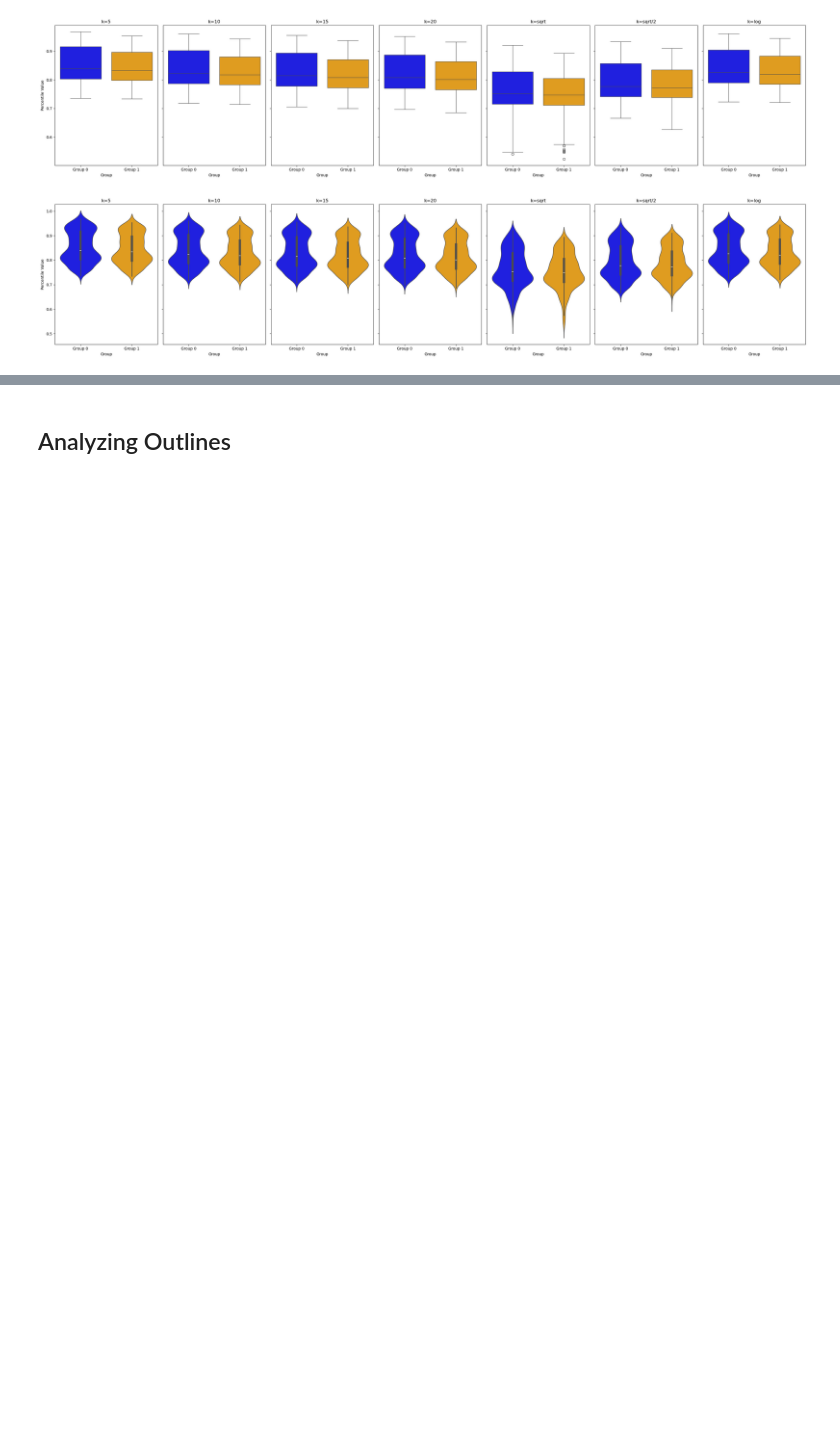
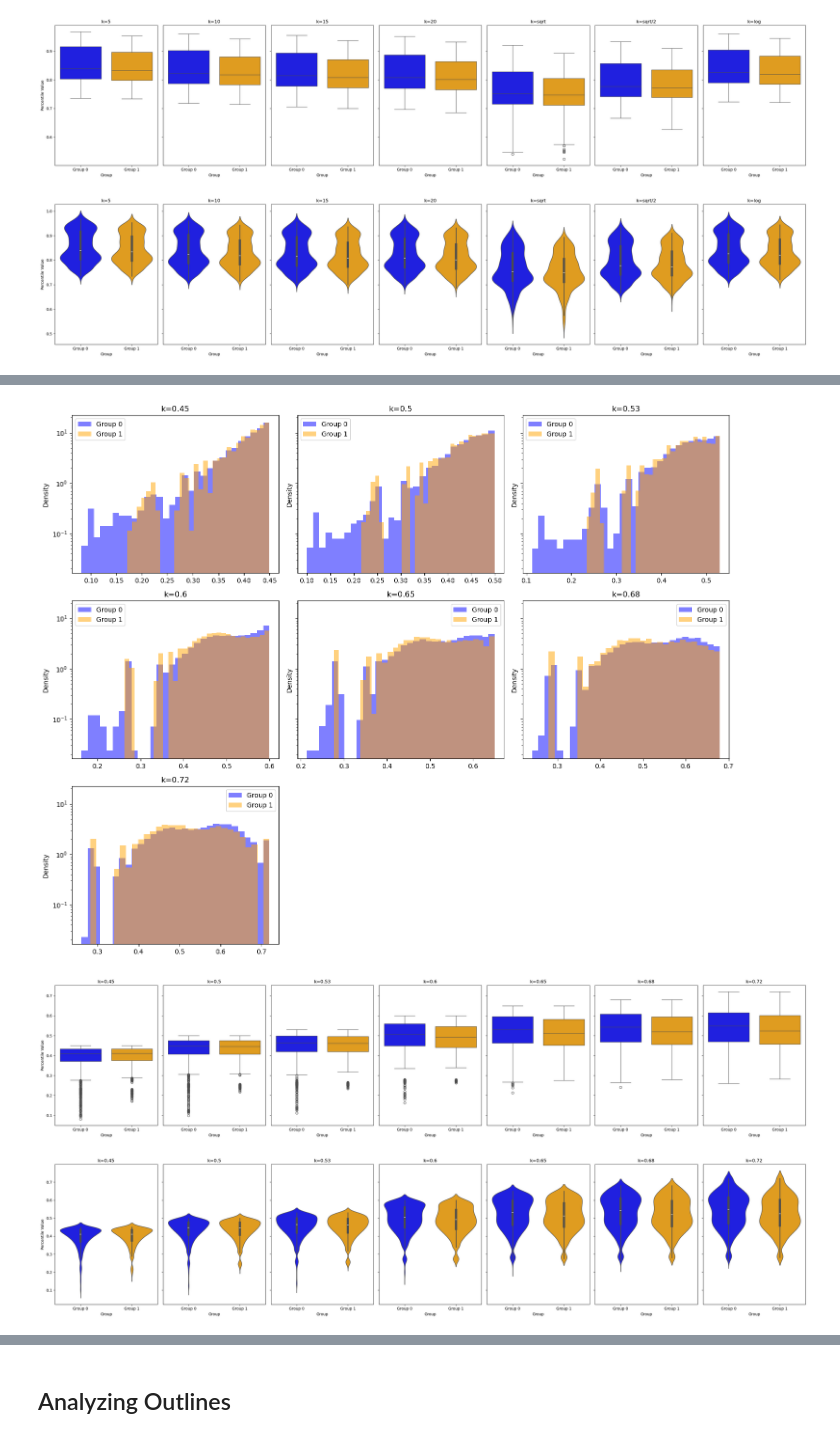
Before and after one commit to OrrBav/GNN_project, a Jupyter notebook: percentile_eda.ipynb, the cells around one changed output, grey strips where cells are left out. Cells and saved outputs as stored; diff of their text form; code cells hidden in the pictures; blank space fills up the shorter version.

```diff
--- a/percentile_eda.ipynb
+++ b/percentile_eda.ipynb
@@ -1491,0 +1849,7 @@ run_plots(group0, group1, k_values)
+# %%
+group0,group1 = load_json_groups("/home/dsi/orrbavly/GNN_project/embeddings/ovarian_percentiles/perc_ball_cos_every_other_3.json", perc_type='radius')
+run_plots(group0, group1, r_values)
+# %% [output]
+[figure, added]
+[figure, added]
+[figure, added]
```
Also changed, not shown: parts of 139 cells of this notebook, 18 other files.
